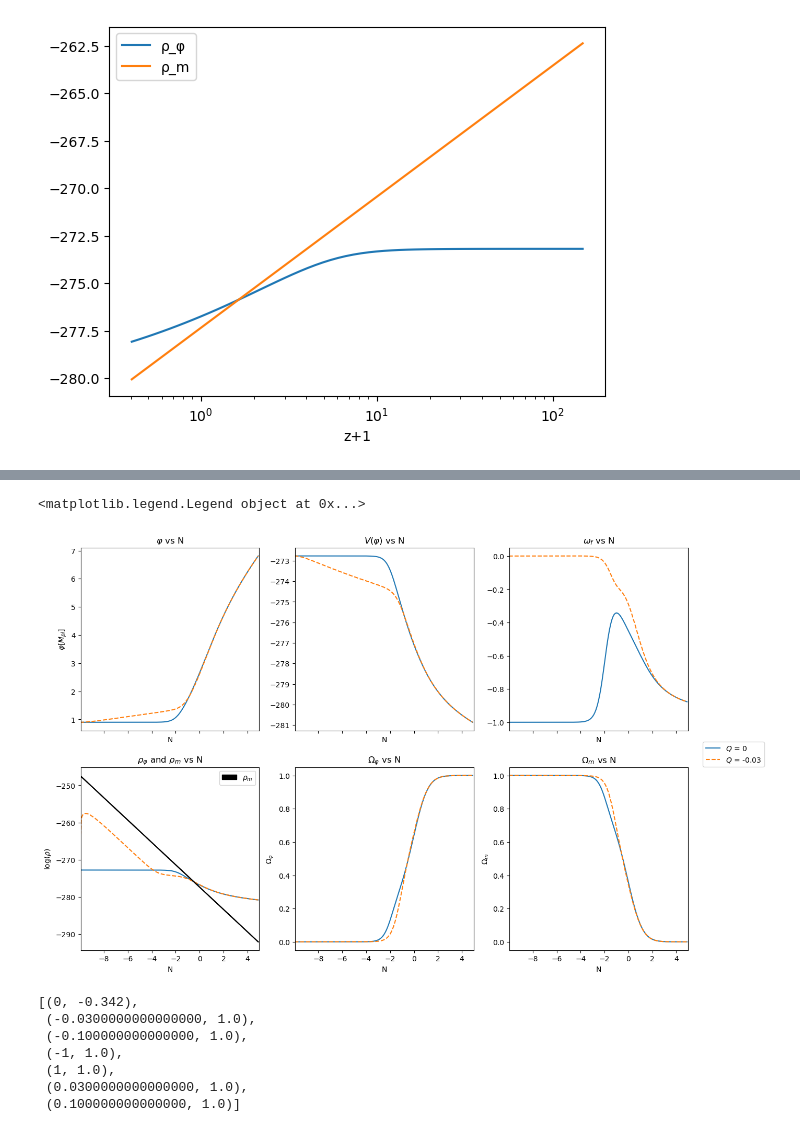
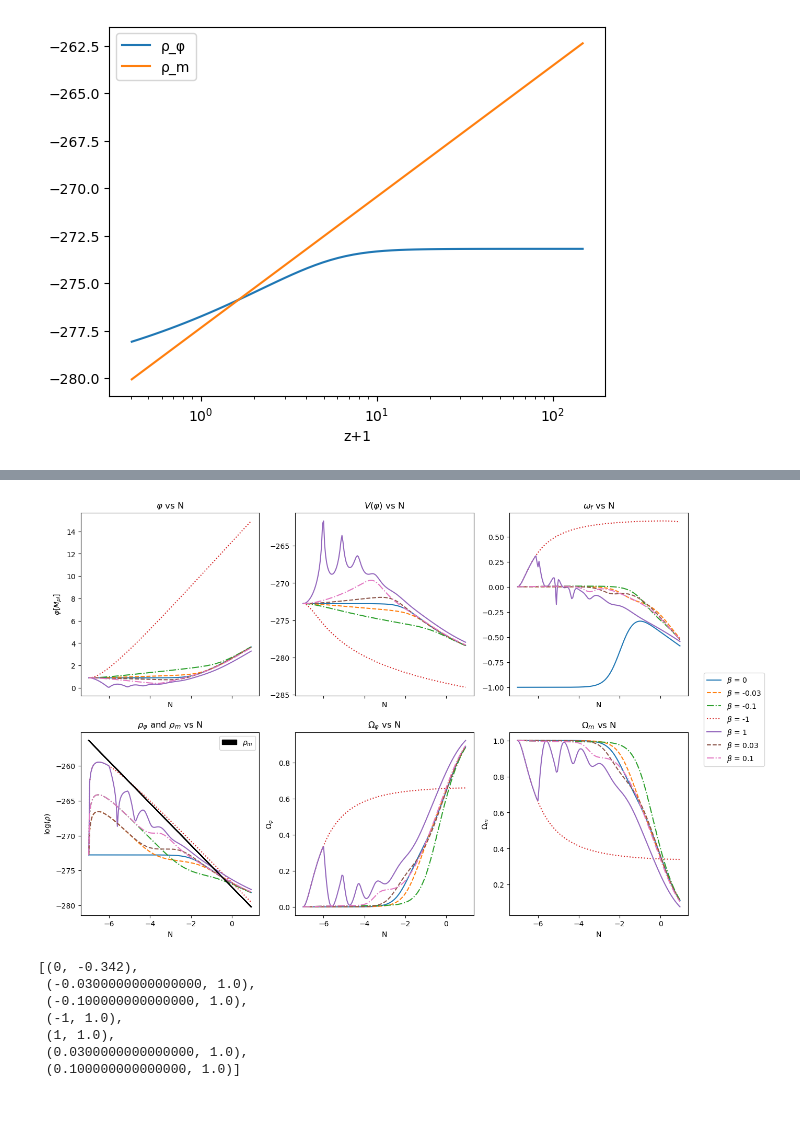
Before and after one commit to JOEngland86/4th-year-project, a Jupyter notebook: notebooks/Final Version of code/Coupled Steinhardt S2 - Different β.ipynb, the cells around one changed output, grey strips where cells are left out. Drawn from its saved outputs; the diff is of its cells as text; code cells hidden in the pictures.

```diff
--- a/notebooks/Final Version of code/Coupled Steinhardt S2 - Different β.ipynb
+++ b/notebooks/Final Version of code/Coupled Steinhardt S2 - Different β.ipynb
@@ -79,6 +93,7 @@ def other_parameters(fi,dfi,N):
     fi = φ
     dfi = φ'
     N => N = ln(a)
+    See supporting key file for information on parameters calculated
     '''
     a = exp(N) # N = ln(a)
     ai = exp(Ni)
@@ -145,5 +166,5 @@ plt.legend()
 # %%
-Nrange = np.arange(-10,5,.1)
+Nrange = np.arange(-7,1,.05)
 Q_list = []
 Ni = Nrange[0]
 w_list = []
@@ -169,7 +190,7 @@ def xaxis(x,label,i,ls):
     axs[1,0].plot(x,log(rho),label=r"rho", linestyle = "{}".format(ls))
     axs[1,0].plot(x,log(rho_m),label=r"rho_m",linestyle = "solid", color = "black")
     axs[1,0].set(ylabel = r"log($ρ$)", xlabel = "{}".format(label),title=r"$ρ_φ$ and $ρ_m$ vs {}".format(label))
-    axs[1,0].set_xlim(-9.95,4.99)
+    #axs[1,0].set_xlim(-6.95,0.99)
 
     axs[1,1].plot(x,O_Q,label=r"$φ_i$ = {}".format(i),linestyle = "{}".format(ls))
     axs[1,1].set(ylabel = r"$Ω_φ$", xlabel = "{}".format(label),title=r"$Ω_φ$ vs {}".format(label))
@@ -181,6 +202,9 @@ def xaxis(x,label,i,ls):
     #axs[1,2].legend()
 
     if i == 0:
+        '''
+        This checks to see whether β is zero or not. If it zero, we show ω rather than ωf.
+        '''
         axs[0,2].plot(x,w,label=r"$φ_i$= {}".format(i),linestyle = "{}".format(ls))
         #axs[0,2].set( xlabel = "{}".format(label),title=r"ω vs {}".format(label))
     else:
@@ -192,42 +216,43 @@ def xaxis(x,label,i,ls):
     #axs[0,2].set( xlabel = "{}".format(label),title=r"$ω_f$ vs {}".format(label))
 
     if label == "z+1":
         axs[0,0].set_xscale('log')
         axs[0,0].xaxis.set_inverted(True)
         secax0 = axs[0,0].twiny()
         secax0.set_xlim(Nrange[0],Nrange[-1])
         secax0.set_xlabel('N')
 
-#Q_values = -np.arange(0,1,.1) # These are different initial values of coupling constant Q
+# Here is where I would change which coupling constants, beta (previously Q hence the names) i would simulate for
+
+#Q_values = -np.arange(0,1,.1) #
 Q_values = [0,-0.03,-0.1,-1,1,0.03,0.1]
-Q_values = [0,-0.03]
+#Q_values = [0,-0.03]
 #Q_values = [-1,-0.1,-0.03,0,0.03,0.1,1]
 #Q_values = [0]
+
 for i in Q_values:
     Ni = Nrange[0]
     Ni=0
-    #Q_list.append("$φ_i$ = {}".format(np.round(i,4)))
-    #solQ = odeint(CoupledSteinhardt,[i,0],t=Nrange)
     beta = i
-    Q_list.append("$Q$ = {}".format(np.round(i,4)))
-    solQ = odeint(CoupledSteinhardt,[.9,0],t=Nrange) # change 0.5 back to i
+    Q_list.append(r"$\beta$ = {}".format(np.round(i,4)))
+    solQ = odeint(CoupledSteinhardt,[.9,0],t=Nrange) # Here we have chosen a specific value for $φ_i due to previously results
     potentials = (V(M_val,solQ[:,0]))
     '''When I generate solutions, I also find the corresponding z,ωφ,ρφ,Ωφ,Pφ values for all initial Q values ranged. '''
     z,rho,P,O_Q,O_m,w,Y_Q,rho_m,weff = other_parameters(solQ[:,0],solQ[:,1],Nrange)
     w_list.append((i,round(max(w),3)))
     Z = z+1
     xaxis(Nrange,"N",i,next(lines)) # Here is where you can alter whether to view graphs w.r.t to N or z+1
 #axs[1,0].legend()
+
 import matplotlib.patches as mpatches
 black_patch = mpatches.Patch(color='black', label=r"$\rho_m$") # allows us to add separate legend for rho_m
 axs[1,0].legend(handles=[black_patch])
 
 fig.legend(Q_list,loc='center right')
 #fig.suptitle("Plots of cosmological parameters")
-#fig.savefig(r"Plots of φ,V(φ),ω,ρφ,ρm,Ωφ,Ωm for Coupled Steinhardt with ${}$ .png".format(Q_list))
+fig.savefig(r"Plots of φ,V(φ),ω,ρφ,ρm,Ωφ,Ωm when ${}$ .png".format(Q_list))
 # %% [output]
-<matplotlib.legend.Legend object at 0x...>
-[figure, old version]
+[figure, new version]
 # %%
 show(w_list)
 # %% [output]
```
Also changed, not shown: parts of 8 cells of this notebook, 5 other files.
